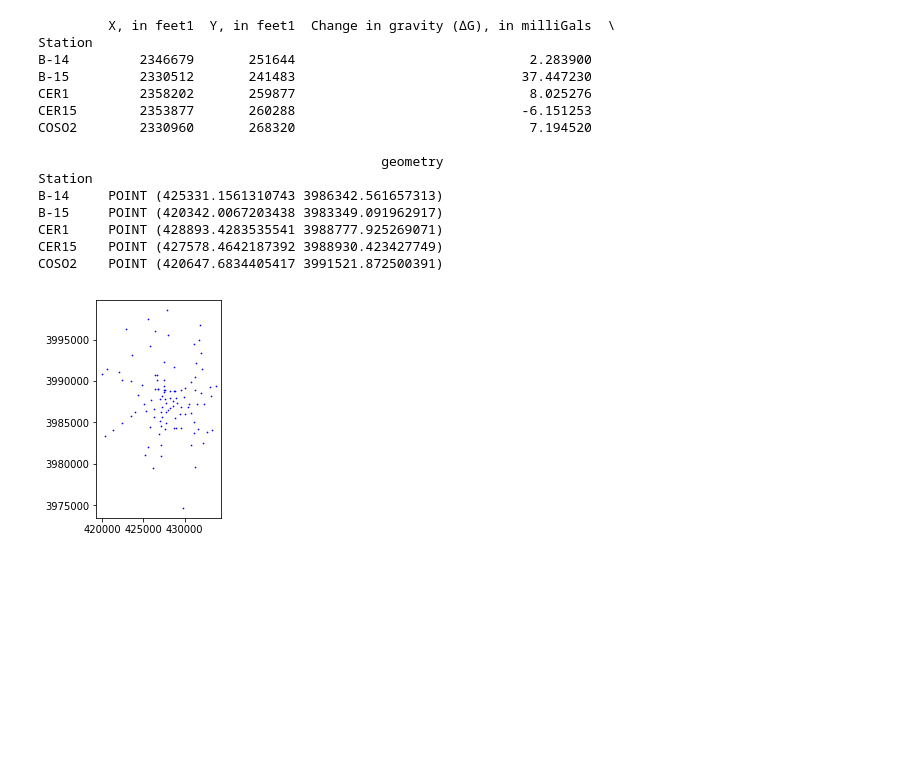
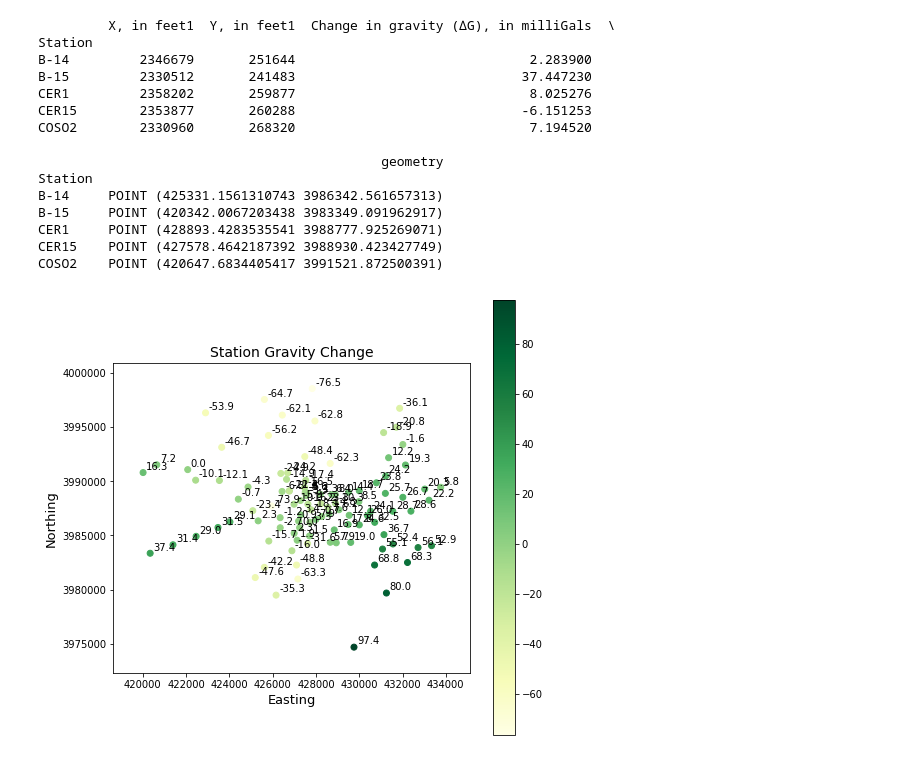
Before and after one commit to collincr/gravrouting, a Jupyter notebook: task1/dev.ipynb, the cells around one changed output. Cells and saved outputs as stored; diff of their text form; code cells hidden in the pictures; blank space fills up the shorter version.

Commit message:
Finished visualization

```diff
--- a/task1/dev.ipynb
+++ b/task1/dev.ipynb
@@ -78,9 +78,43 @@ B-15     POINT (420342.0067203438 3983349.091962917)
 CER1     POINT (428893.4283535541 3988777.925269071)
 CER15    POINT (427578.4642187392 3988930.423427749)
 COSO2    POINT (420647.6834405417 3991521.872500391)
-# %%
-import matplotlib.pyplot as plt
-gdf.plot(marker='o', color='b', markersize=0.5)
-plt.show()
-# %% [output]
-[figure, removed]
+# %%
+import matplotlib.pyplot as plt
+
+# overall settings
+fig, ax = plt.subplots(1, figsize=(8, 8))
+ax = gdf.plot(column='Change in gravity (∆G), in milliGals', cmap='YlGn', ax=ax, legend=True)
+
+# label settings
+plt.xlabel('Easting', fontsize=13)
+plt.ylabel('Northing', fontsize=13)
+
+# axis settings
+ax.set_title("Station Gravity Change", fontsize=14)
+ax.set_autoscaley_on(False)
+
+x_min = gdf.geometry.x.min()
+x_max = gdf.geometry.x.max()
+x_range = x_max - x_min
+
+y_min = gdf.geometry.y.min()
+y_max = gdf.geometry.y.max()
+y_range = y_max - y_min
+
+ax.set_xlim([x_min - x_range * 0.1, x_max + x_range * 0.1])
+ax.set_ylim([y_min - y_range * 0.1, y_max + y_range * 0.1])
+
+# y:x default is 1.0
+ax.set_aspect(0.5)
+
+# point annotations
+rounded = gdf['Change in gravity (∆G), in milliGals'].round(1)
+for x, y, label in zip(gdf.geometry.x, gdf.geometry.y, rounded):
+    annot = ax.annotate(label, xy=(x, y), xytext=(3, 3), textcoords="offset points")
+    # annot.set_visible(False)
+
+# save figure before showing
+plt.savefig('station_gravity_change.png', dpi=1080)
+plt.show()
+# %% [output]
+[figure, added]
```
Also changed, not shown: 2 other files.
